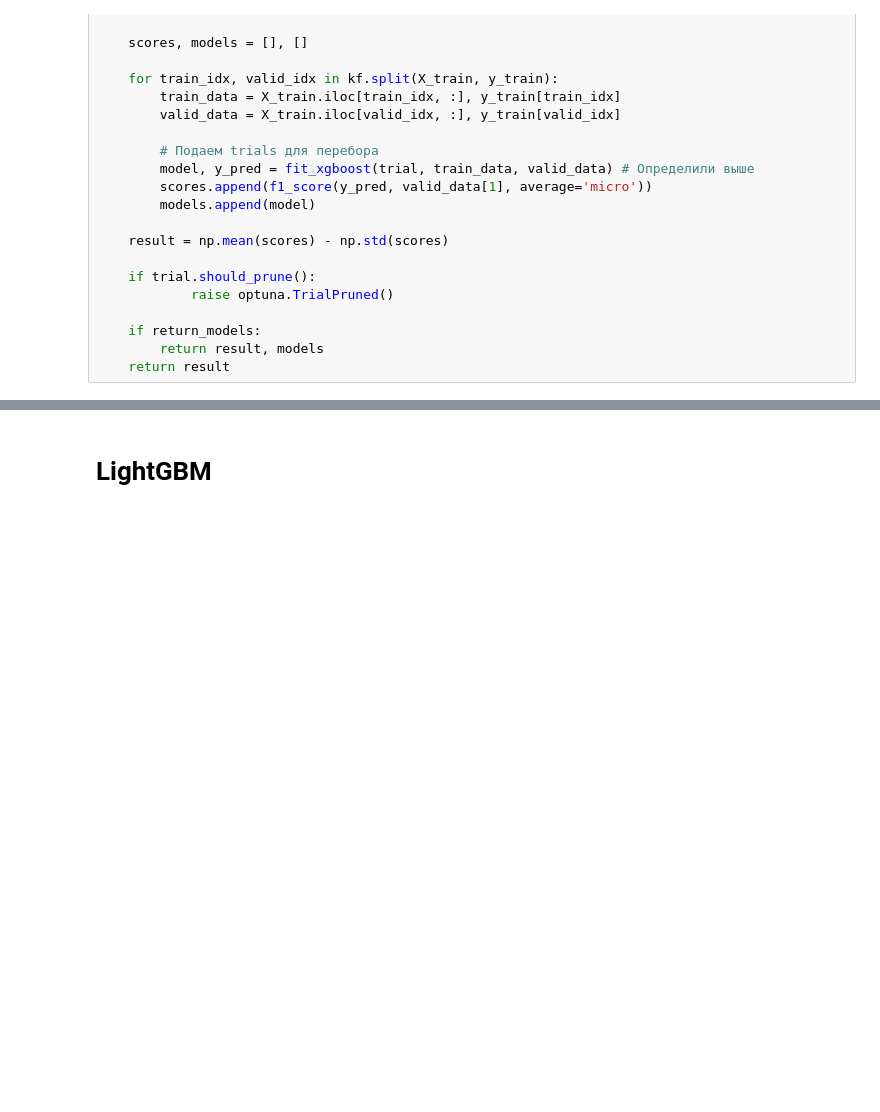
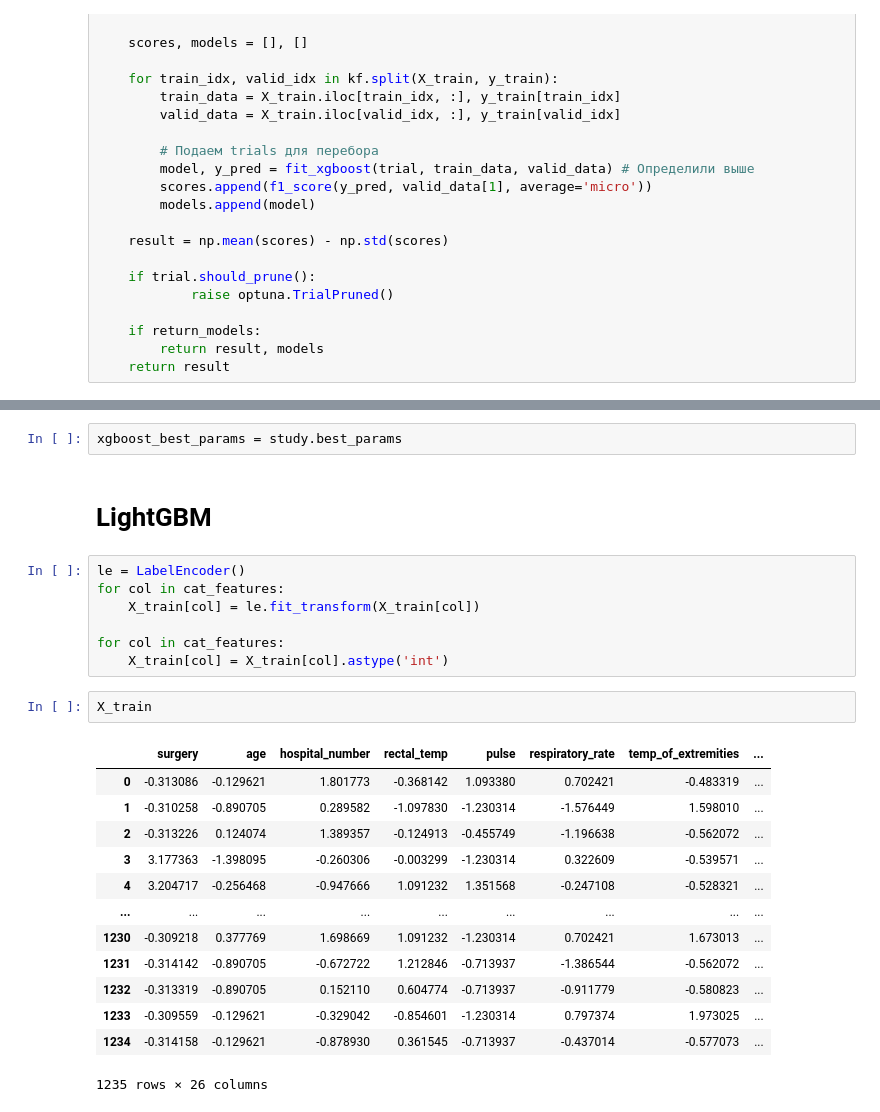
Before and after one commit to cosheimil/ml_learning, a Jupyter notebook: competitions/horse_health/notebooks/models.ipynb, the cells around one changed output, grey strips where cells are left out. Cells and saved outputs as stored; diff of their text form; blank space fills up the shorter version.

Commit message:
Catboost and LightGBM are done. XGBoost needed to calculate

```diff
--- a/competitions/horse_health/notebooks/models.ipynb
+++ b/competitions/horse_health/notebooks/models.ipynb
@@ -325,3 +323,28 @@ study.optimize(objective,
+# %%
+xgboost_best_params = study.best_params
 # %% [markdown]
 # LightGBM
+# %%
+le = LabelEncoder()
+for col in cat_features:
+    X_train[col] = le.fit_transform(X_train[col])
+
+for col in cat_features:
+    X_train[col] = X_train[col].astype('int')
+# %%
+X_train
+# %% [output]
+|  | surgery | age | hospital_number | rectal_temp | pulse | respiratory_rate | temp_of_extremities | ... |
+| 0 | -0.313086 | -0.129621 | 1.801773 | -0.368142 | 1.093380 | 0.702421 | -0.483319 | ... |
+| 1 | -0.310258 | -0.890705 | 0.289582 | -1.097830 | -1.230314 | -1.576449 | 1.598010 | ... |
+| 2 | -0.313226 | 0.124074 | 1.389357 | -0.124913 | -0.455749 | -1.196638 | -0.562072 | ... |
+| 3 | 3.177363 | -1.398095 | -0.260306 | -0.003299 | -1.230314 | 0.322609 | -0.539571 | ... |
+| 4 | 3.204717 | -0.256468 | -0.947666 | 1.091232 | 1.351568 | -0.247108 | -0.528321 | ... |
+| ... | ... | ... | ... | ... | ... | ... | ... | ... |
+| 1230 | -0.309218 | 0.377769 | 1.698669 | 1.091232 | -1.230314 | 0.702421 | 1.673013 | ... |
+| 1231 | -0.314142 | -0.890705 | -0.672722 | 1.212846 | -0.713937 | -1.386544 | -0.562072 | ... |
+| 1232 | -0.313319 | -0.890705 | 0.152110 | 0.604774 | -0.713937 | -0.911779 | -0.580823 | ... |
+| 1233 | -0.309559 | -0.129621 | -0.329042 | -0.854601 | -1.230314 | 0.797374 | 1.973025 | ... |
+| 1234 | -0.314158 | -0.129621 | -0.878930 | 0.361545 | -0.713937 | -0.437014 | -0.577073 | ... |
+1235 rows × 26 columns
 # %%
```
Also changed, not shown: parts of 12 cells of this notebook.
